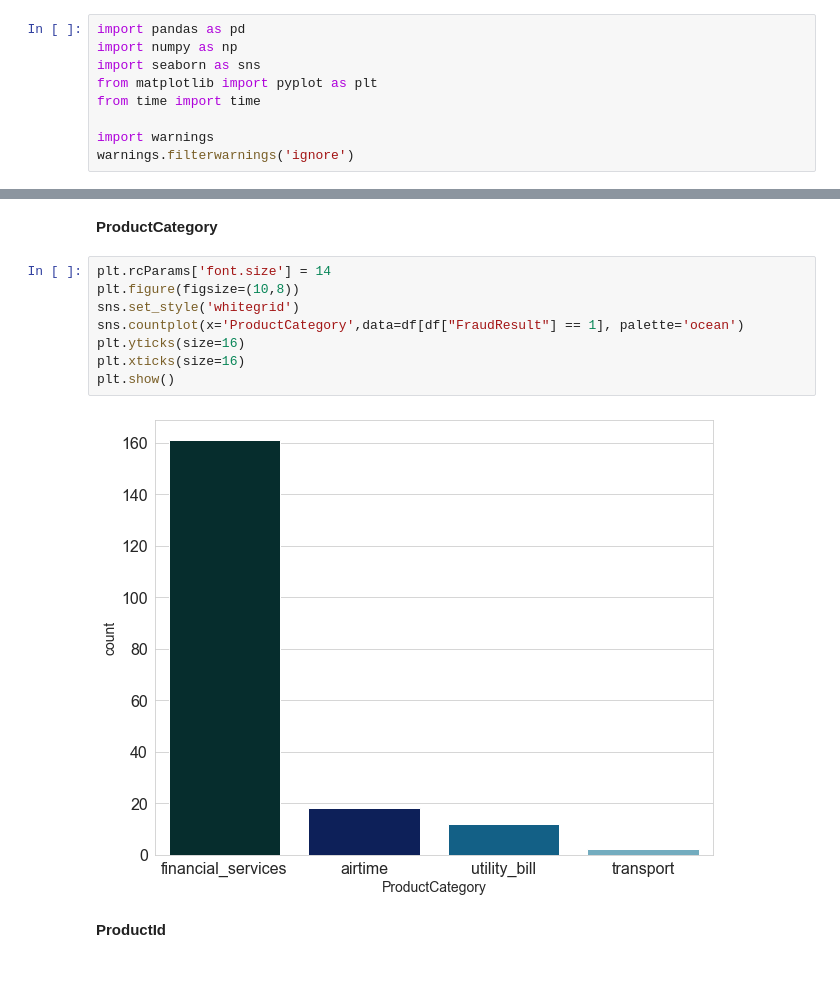
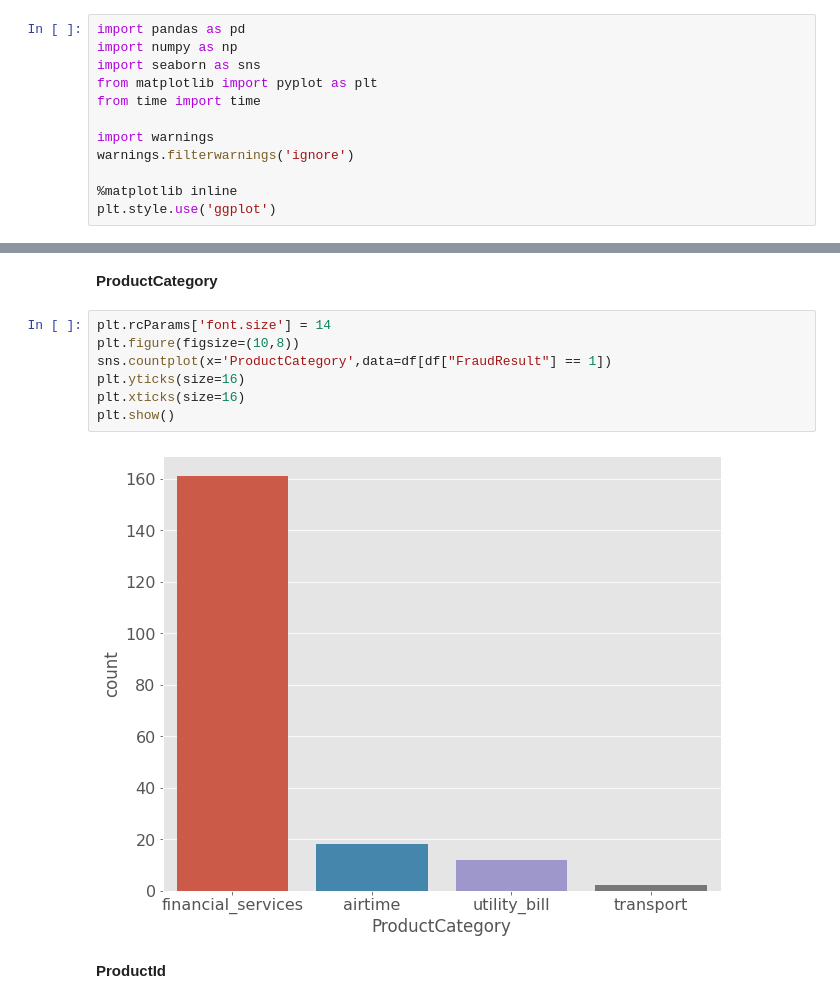
Before and after one commit to Paulvinc/Xente-Fraud-Detection, a Jupyter notebook: EDA_feature_engineering.ipynb, the cells around one changed output, grey strips where cells are left out. Drawn from its saved outputs; the diff is of its cells as text; blank space fills up the shorter version.

```diff
--- a/EDA_feature_engineering.ipynb
+++ b/EDA_feature_engineering.ipynb
@@ -7,6 +7,9 @@ from time import time
 
 import warnings
 warnings.filterwarnings('ignore')
+
+%matplotlib inline
+plt.style.use('ggplot')
 # %% [markdown]
 ## Load Data
 # %%
@@ -130,13 +133,12 @@ df.drop(cols, axis = 1, inplace = True)
 # %%
 plt.rcParams['font.size'] = 14
 plt.figure(figsize=(10,8))
-sns.set_style('whitegrid')
-sns.countplot(x='ProductCategory',data=df[df["FraudResult"] == 1], palette='ocean')
+sns.countplot(x='ProductCategory',data=df[df["FraudResult"] == 1])
 plt.yticks(size=16)
 plt.xticks(size=16)
 plt.show()
 # %% [output]
-[figure, old version]
+[figure, new version]
 # %% [markdown]
 **ProductId**
 # %%
```
Also changed, not shown: parts of 19 cells of this notebook.
